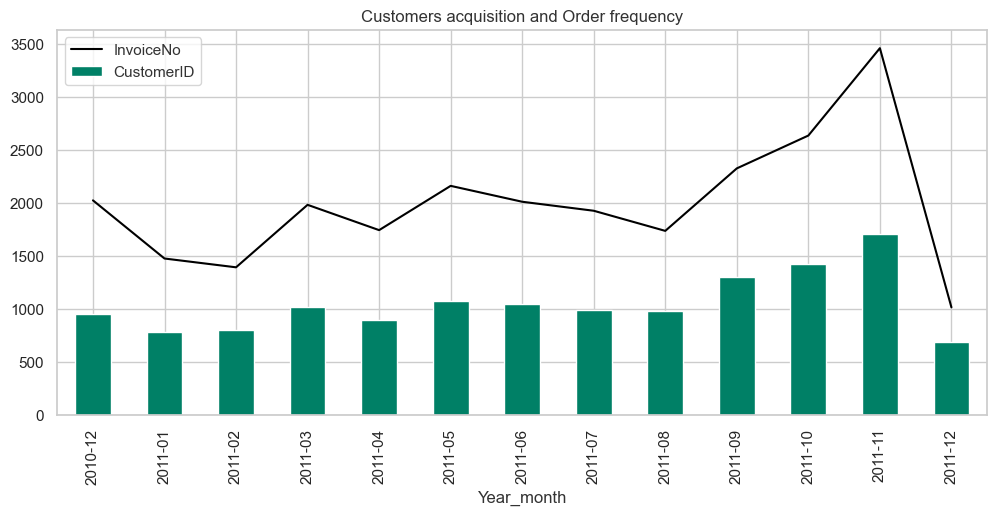
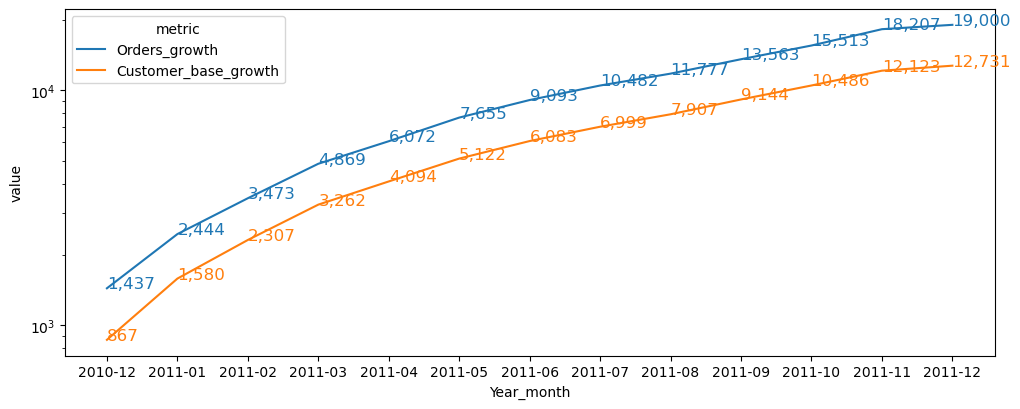
The notebook cell's code change between the first figure and the second:
--- before
+++ after
@@ -1,12 +1,19 @@
 # Order Frequency per month 
+txn = ['Regular purchase','Large purchase']
+customers_orders_per_month = dataframe[dataframe['quantity_segregation'].isin(txn)].groupby('Year_month')[['InvoiceNo','CustomerID']].nunique().reset_index()
 
-Orders_per_month = dataframe.groupby('Year_month')['InvoiceNo'].nunique()
-customers_per_month = dataframe.groupby('Year_month')['CustomerID'].nunique()
+customers_orders_per_month['Orders_growth'] = customers_orders_per_month['InvoiceNo'].cumsum()
+customers_orders_per_month['Customer_base_growth'] = customers_orders_per_month['CustomerID'].cumsum()
 
-plt.figure(figsize=(12,5))
-Orders_per_month.plot(kind='line',colormap='bone')
-customers_per_month.plot(kind='bar',colormap='summer')
-plt.title('Customers acquisition and Order frequency')
-plt.legend()
+melted_table1 = customers_orders_per_month.melt(id_vars='Year_month',
+                                value_vars=['Orders_growth','Customer_base_growth'],
+                                var_name='metric',value_name='value')
+
+plt.figure(figsize=(12,4.5))
+sns.lineplot(data=melted_table1,x='Year_month',y='value',hue='metric')
+for line in plt.gca().lines:
+    line_color = line.get_color()
+    for x,y in zip(line.get_xdata(),line.get_ydata()):
+        plt.text(x,y,f'{y:,.0f}',fontsize=12,color=line_color)
+plt.yscale('log')
 plt.show()
-

Commit: Reset notebook execution counts